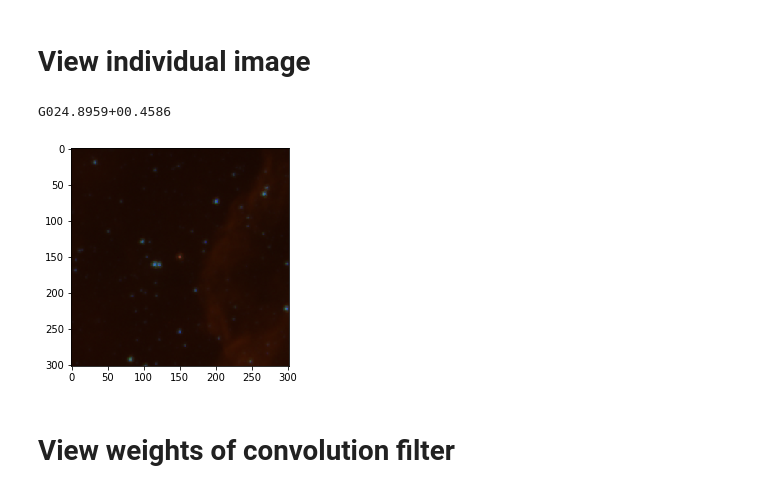
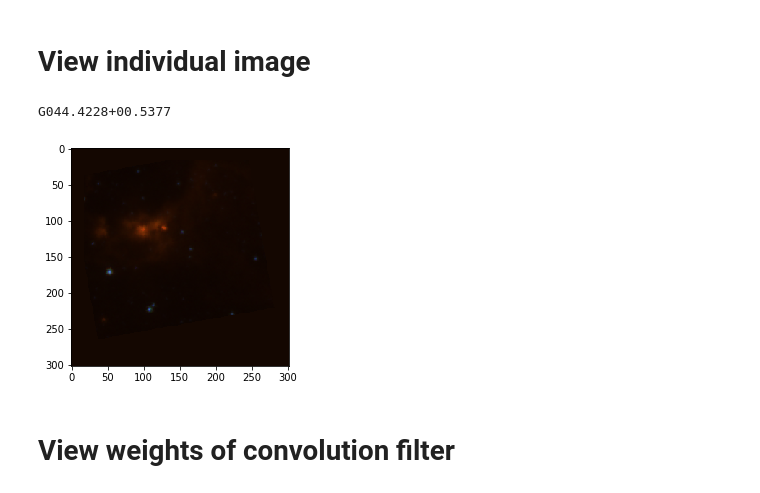
Before and after one commit to s-neilson/GLIMPSE-image-CNN, a Jupyter notebook: GLIMPSE image CNN.ipynb, the cells around one changed output. Saved outputs shown, nothing was run; the diff lists cells and outputs as text; code cells hidden in the pictures.

```diff
--- a/GLIMPSE image CNN.ipynb
+++ b/GLIMPSE image CNN.ipynb
@@ -442,16 +460,16 @@ plt.show()
 # %% [markdown]
 # View individual image
 # %%
-trainingObjectIndex=1480
+trainingObjectIndex=761
 imageData=trainingObjects[trainingObjectIndex].getImageData()
 print(trainingObjects[trainingObjectIndex].objectName)
 
 plt.imshow(make_lupton_rgb(imageData[:,:,0],imageData[:,:,1],imageData[:,:,2],stretch=0.2))
 plt.show()
-#plt.savefig("image.png")
+#plt.savefig("hII.png")
 # %% [output]
-G024.8959+00.4586
+G044.4228+00.5377
-[figure, old version]
+[figure, new version]
 # %% [markdown]
 # View weights of convolution filter
 # %%
```
Also changed, not shown: parts of 8 cells of this notebook.
